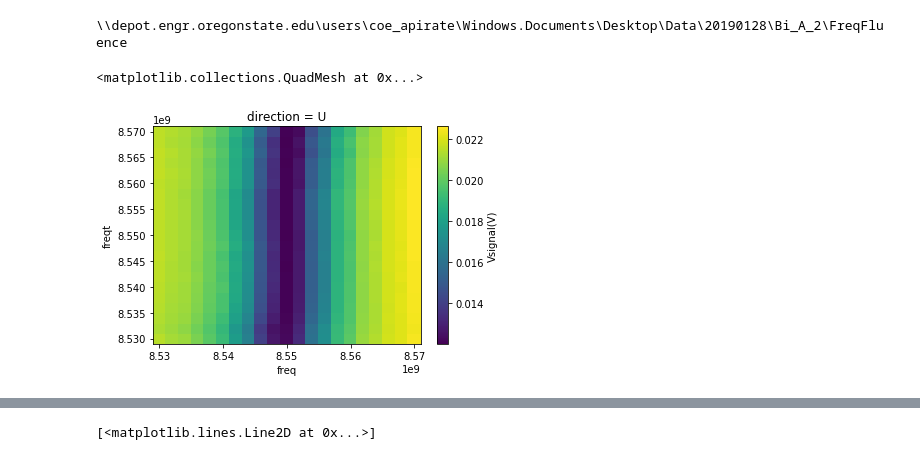
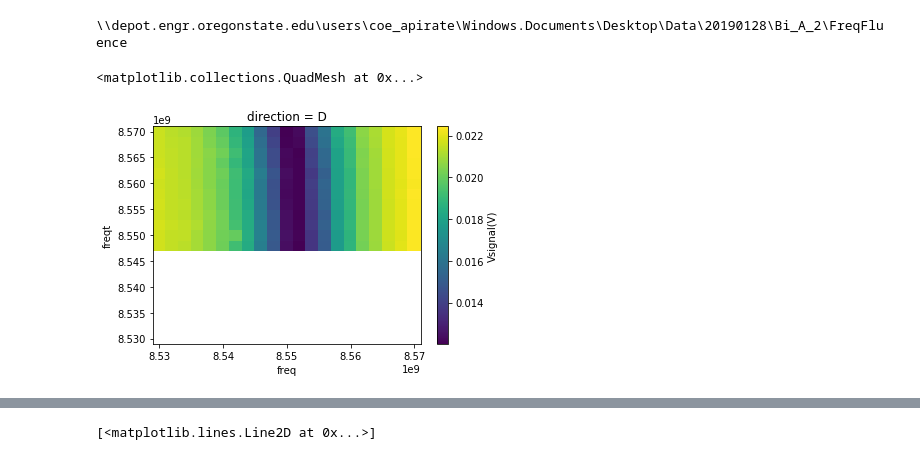
Before and after one commit to aspitarl/TRMC, a Jupyter notebook: RawDataAnalysis.ipynb, the cells around one changed output, grey strips where cells are left out. Drawn from its saved outputs; the diff is of its cells as text; code cells hidden in the pictures.

```diff
--- a/RawDataAnalysis.ipynb
+++ b/RawDataAnalysis.ipynb
@@ -39,7 +39,3 @@ sampledir = os.path.join(basedir,'20190128\Bi_A_2')
 sampdict = {'s' :sampledir}
 # %%
 da_sw = load.sweeps2ds(sampdict)['Vsignal(V)']
-# %%
-direc = os.path.join(sampledir,'FreqFluence')
-s_fps = load.freqfluence_flist(direc)
-freqs = set(s_fps.index.levels[1])
@@ -112,7 +99,7 @@ da_dcs = xr.merge(das)['Vsignal(V)']
 # %% [output]
 \\depot.engr.oregonstate.edu\users\coe_apirate\Windows.Documents\Desktop\Data\20190128\Bi_A_2\FreqFluence
 # %%
-da_dcs.sel(direction = 'U').plot()
+da_dcs.sel(direction = 'D').plot()
 # %% [output]
 <matplotlib.collections.QuadMesh at 0x...>
-[figure, old version]
+[figure, new version]
```
Also changed, not shown: parts of 5 cells of this notebook.
